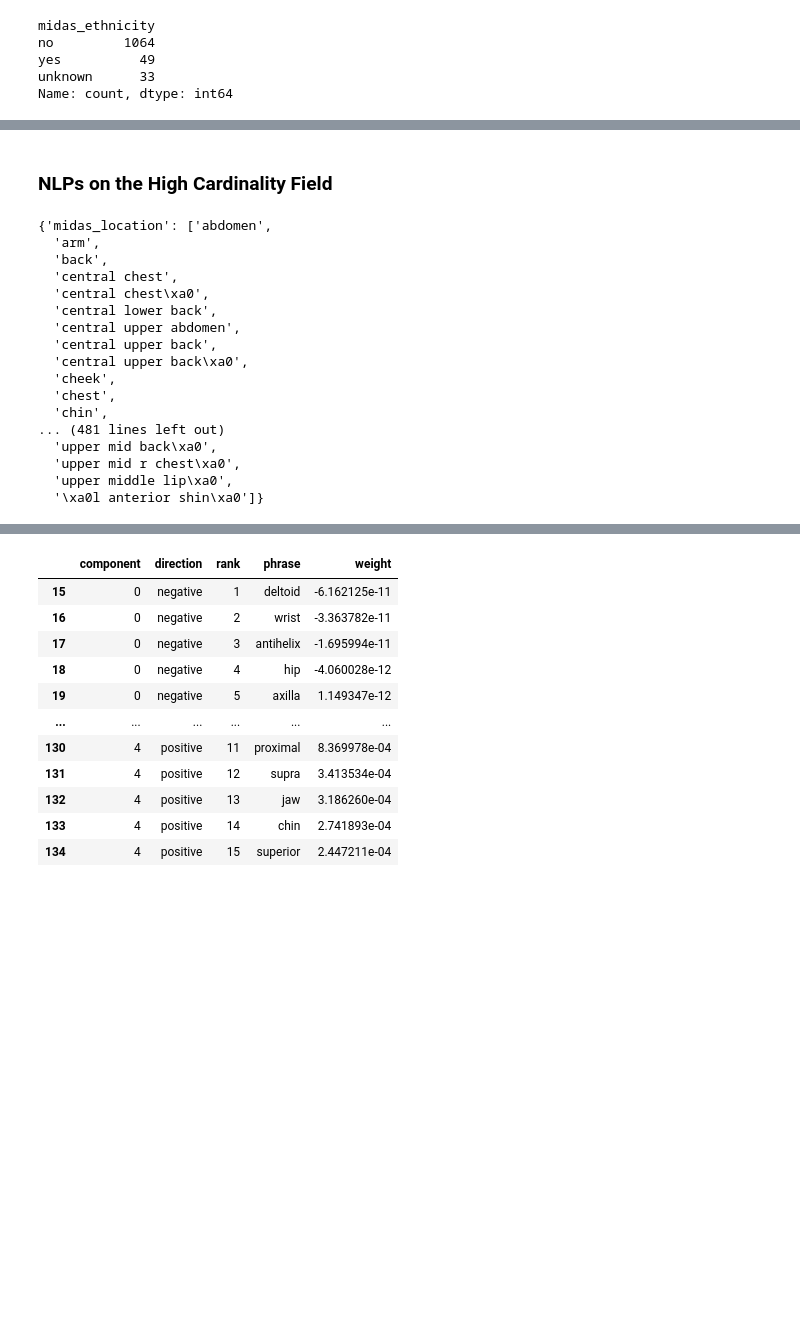
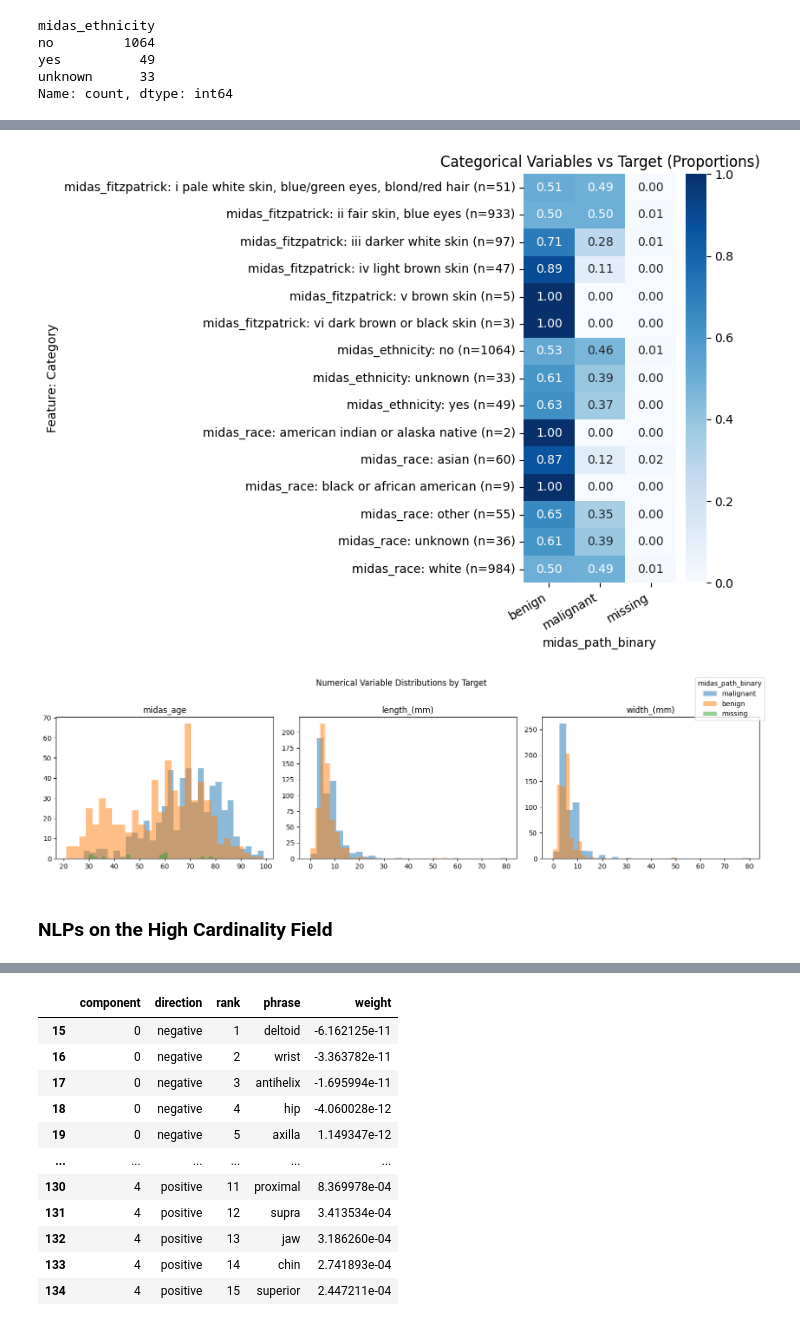
Before and after one commit to umich-mads-capstone/mra_midas_skin_cancer_ml, a Jupyter notebook: notebooks/00_data_exploration.ipynb, the cells around one changed output, grey strips where cells are left out. Cells and saved outputs as stored; diff of their text form; code cells hidden in the pictures; blank space fills up the shorter version.

```diff
--- a/notebooks/00_data_exploration.ipynb
+++ b/notebooks/00_data_exploration.ipynb
@@ -76,6 +77,6 @@ Records:
 # %%
 result_df = process_target(df)
-metadata_df = dedupe_metadata(result_df)
+metadata_df = pre_dedupe_metadata(result_df)
 metadata_df
 # %% [output]
 Is unique: True
@@ -195,25 +340,8 @@ Name: count, dtype: int64
+# %%
+plot_all_categorical(metadata_df, target='midas_path_binary')
+plot_all_numerical(metadata_df, target='midas_path_binary')
+# %% [output]
+[figure, added]
+[figure, added]
 # %% [markdown]
 ### NLPs on the High Cardinality Field
-# %%
-# Show unique values for selected columns from metadata_df
-selected_cols = ['midas_location']
-unique_values = {col: sorted(metadata_df[col].dropna().unique().tolist()) for col in selected_cols}
-unique_values
-# %% [output]
-{'midas_location': ['abdomen',
-  'arm',
-  'back',
-  'central chest',
-  'central chest\xa0',
-  'central lower back',
-  'central upper abdomen',
-  'central upper back',
-  'central upper back\xa0',
-  'cheek',
-  'chest',
-  'chin',
-... (481 lines left out)
-  'upper mid back\xa0',
-  'upper mid r chest\xa0',
-  'upper middle lip\xa0',
-  '\xa0l anterior shin\xa0']}
```
Also changed, not shown: parts of 19 cells of this notebook.
